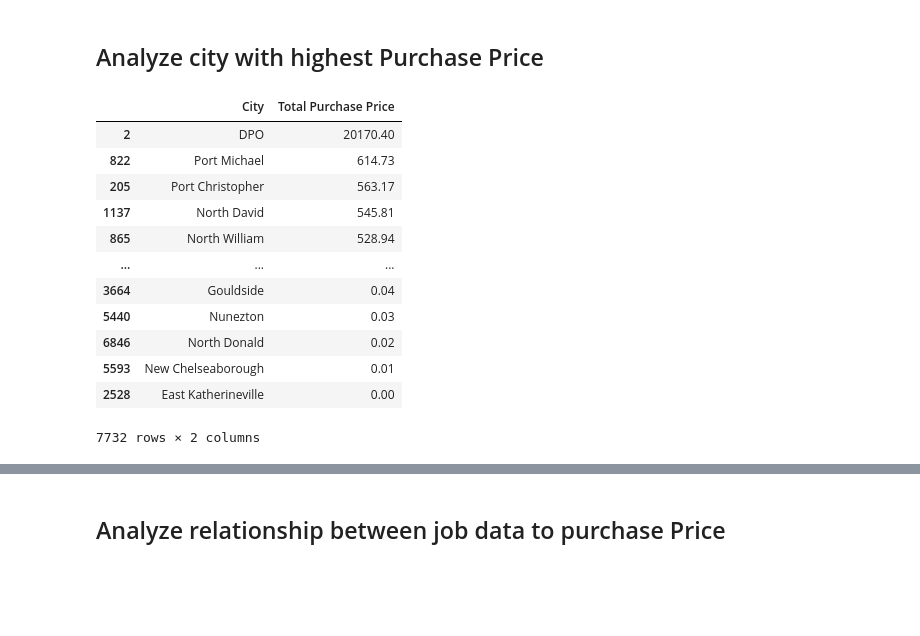
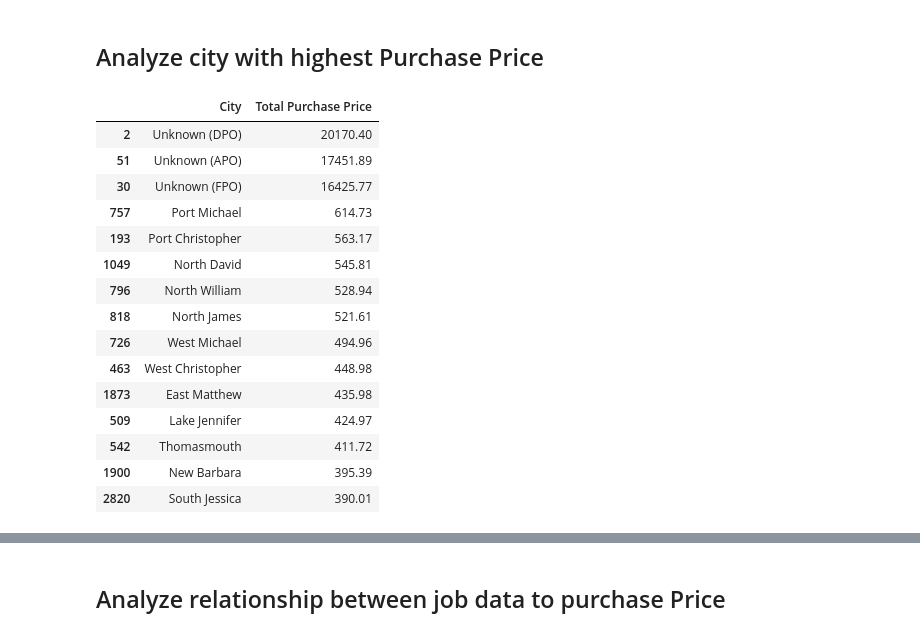
Before and after one commit to mmalik17/Sales-Analysis, a Jupyter notebook: Basic_ecommerce_purchase.ipynb, the cells around one changed output, grey strips where cells are left out. Cells and saved outputs as stored; diff of their text form; code cells hidden in the pictures; blank space fills up the shorter version.

```diff
--- a/Basic_ecommerce_purchase.ipynb
+++ b/Basic_ecommerce_purchase.ipynb
@@ -227,0 +256,4 @@ See the caveats in the documentation: https://pandas.pydata.org/pandas-docs/stab
+# %%
+#make a new dataframe only so we don't  remove content from original dataframe
+new_df = df[['Address']]
+new_df.head(3)
@@ -227,0 +265,14 @@ See the caveats in the documentation: https://pandas.pydata.org/pandas-docs/stab
+# %%
+#modify the City, State, and Postcode column
+conditions = [
+           df['City'].str[0:3]=='DPO',
+           df['City'].str[0:3]=='FPO',
+           df['City'].str[1:4]=='Box',
+]
+city_change = ['Unknown (DPO)','Unknown (FPO)','Unknown (APO)']
+state_change = [df['City'].str[4:6],df['City'].str[4:6],df['Postcode'].str[0:2]]
+postcode_change = [df['City'].str[7:],df['City'].str[7:],df['Postcode'].str[3:]]
+new_df['City'] = np.select(conditions, city_change, default=df['City'])
+new_df['State'] = np.select(conditions, state_change, default=df['State'])
+new_df['Postcode'] = np.select(conditions, postcode_change, default=df['Postcode'])
+new_df
@@ -227,0 +307,4 @@ See the caveats in the documentation: https://pandas.pydata.org/pandas-docs/stab
+# %%
+new_df['Job'] = df['Job']
+new_df['Purchase Price'] = df['Purchase Price']
+new_df.head()
@@ -227,0 +318,4 @@ See the caveats in the documentation: https://pandas.pydata.org/pandas-docs/stab
+# %%
+#Overwrite the 'df' dataframe with data from the 'new_df' dataframe
+df = new_df
+df.head()
@@ -232,28 +356,31 @@ See the caveats in the documentation: https://pandas.pydata.org/pandas-docs/stab
 # %%
 #relationship between city and purchase price
 row_city = []
 for city in df['City'].unique():
-  totalpurchase = df.loc[df['City'] == city]['Purchase Price'].sum()
+  totalpurchase =df.loc[df['City'] == city]['Purchase Price'].sum()
   dict_city = {'City':city, 'Total Purchase Price':totalpurchase}
   row_city.append(dict_city)
 
 city_purchase = pd.DataFrame(row_city)
 city_purchase.sort_values(['Total Purchase Price'], ascending=False, inplace=True)
-city_purchase
+city_purchase.head(15)
 # %% [output]
 |  | City | Total Purchase Price |
-| 2 | DPO | 20170.40 |
-| 822 | Port Michael | 614.73 |
-| 205 | Port Christopher | 563.17 |
-| 1137 | North David | 545.81 |
-| 865 | North William | 528.94 |
-| ... | ... | ... |
-| 3664 | Gouldside | 0.04 |
-| 5440 | Nunezton | 0.03 |
-| 6846 | North Donald | 0.02 |
-| 5593 | New Chelseaborough | 0.01 |
-| 2528 | East Katherineville | 0.00 |
+| 2 | Unknown (DPO) | 20170.40 |
+| 51 | Unknown (APO) | 17451.89 |
+| 30 | Unknown (FPO) | 16425.77 |
+| 757 | Port Michael | 614.73 |
+| 193 | Port Christopher | 563.17 |
+| 1049 | North David | 545.81 |
+| 796 | North William | 528.94 |
+| 818 | North James | 521.61 |
+| 726 | West Michael | 494.96 |
+| 463 | West Christopher | 448.98 |
+| 1873 | East Matthew | 435.98 |
+| 509 | Lake Jennifer | 424.97 |
+| 542 | Thomasmouth | 411.72 |
+| 1900 | New Barbara | 395.39 |
+| 2820 | South Jessica | 390.01 |
-7732 rows × 2 columns
 # %%
 #relationship between state and purchase price
 row_state = []
```
Also changed, not shown: parts of 24 cells of this notebook.
